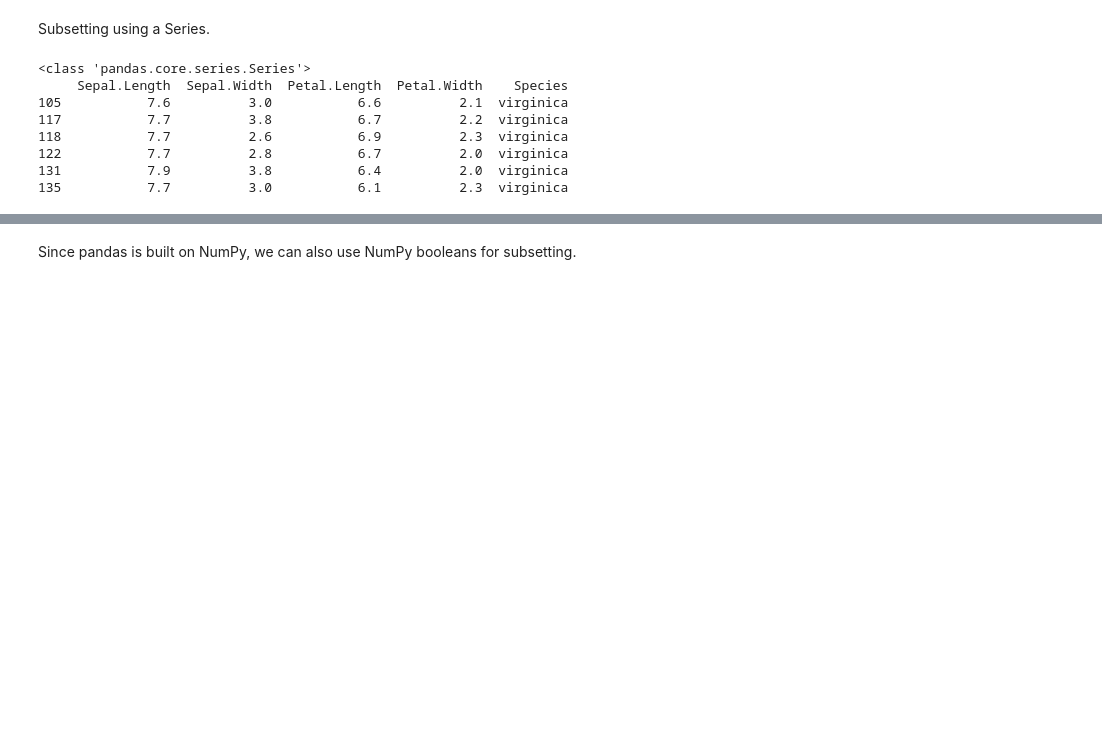
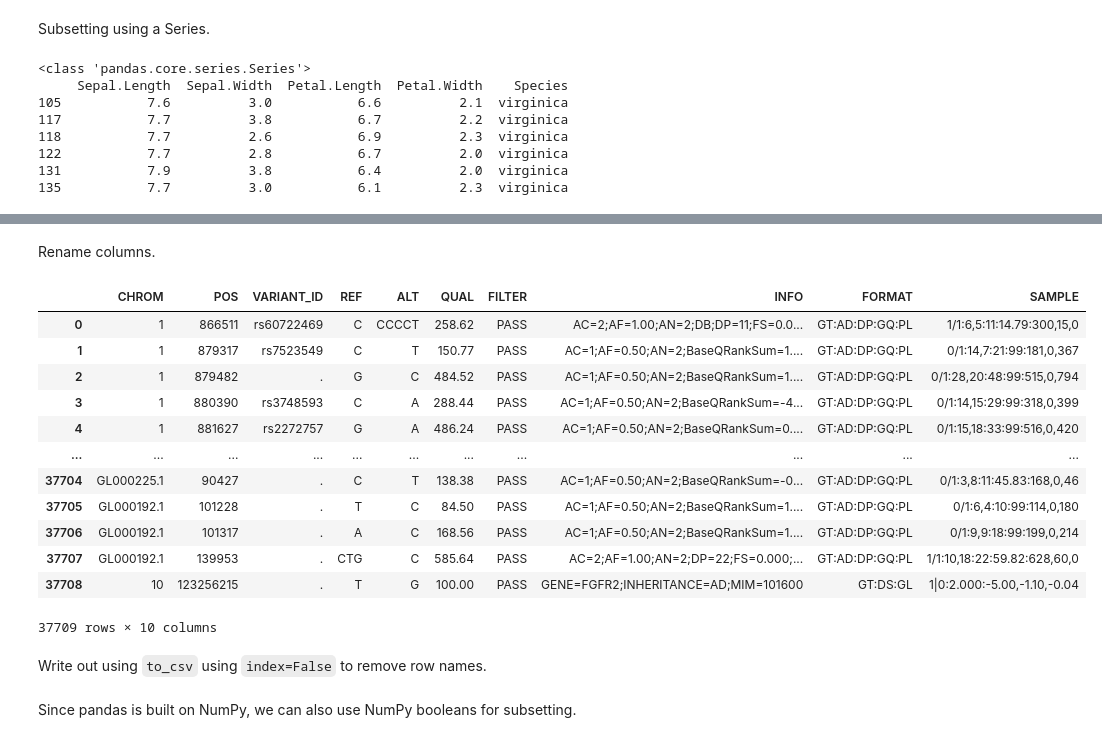
Before and after one commit to davetang/learning_python, a Jupyter notebook: notebook/pandas.ipynb, the cells around one changed output, grey strips where cells are left out. Saved outputs shown, nothing was run; the diff lists cells and outputs as text; code cells hidden in the pictures; blank space fills up the shorter version.

```diff
--- a/notebook/pandas.ipynb
+++ b/notebook/pandas.ipynb
@@ -209,0 +229,21 @@ print(iris[long_sepal])
+# %% [markdown]
+Rename columns.
+# %%
+vcf = vcf.set_axis(['CHROM','POS','VARIANT_ID','REF','ALT','QUAL','FILTER','INFO','FORMAT','SAMPLE'], axis='columns')
+vcf
+# %% [output]
+|  | CHROM | POS | VARIANT_ID | REF | ALT | QUAL | FILTER | INFO | FORMAT | SAMPLE |
+| 0 | 1 | 866511 | rs60722469 | C | CCCCT | 258.62 | PASS | AC=2;AF=1.00;AN=2;DB;DP=11;FS=0.0... | GT:AD:DP:GQ:PL | 1/1:6,5:11:14.79:300,15,0 |
+| 1 | 1 | 879317 | rs7523549 | C | T | 150.77 | PASS | AC=1;AF=0.50;AN=2;BaseQRankSum=1.... | GT:AD:DP:GQ:PL | 0/1:14,7:21:99:181,0,367 |
+| 2 | 1 | 879482 | . | G | C | 484.52 | PASS | AC=1;AF=0.50;AN=2;BaseQRankSum=1.... | GT:AD:DP:GQ:PL | 0/1:28,20:48:99:515,0,794 |
+| 3 | 1 | 880390 | rs3748593 | C | A | 288.44 | PASS | AC=1;AF=0.50;AN=2;BaseQRankSum=-4... | GT:AD:DP:GQ:PL | 0/1:14,15:29:99:318,0,399 |
+| 4 | 1 | 881627 | rs2272757 | G | A | 486.24 | PASS | AC=1;AF=0.50;AN=2;BaseQRankSum=0.... | GT:AD:DP:GQ:PL | 0/1:15,18:33:99:516,0,420 |
+| ... | ... | ... | ... | ... | ... | ... | ... | ... | ... | ... |
+| 37704 | GL000225.1 | 90427 | . | C | T | 138.38 | PASS | AC=1;AF=0.50;AN=2;BaseQRankSum=-0... | GT:AD:DP:GQ:PL | 0/1:3,8:11:45.83:168,0,46 |
+| 37705 | GL000192.1 | 101228 | . | T | C | 84.50 | PASS | AC=1;AF=0.50;AN=2;BaseQRankSum=1.... | GT:AD:DP:GQ:PL | 0/1:6,4:10:99:114,0,180 |
+| 37706 | GL000192.1 | 101317 | . | A | C | 168.56 | PASS | AC=1;AF=0.50;AN=2;BaseQRankSum=1.... | GT:AD:DP:GQ:PL | 0/1:9,9:18:99:199,0,214 |
+| 37707 | GL000192.1 | 139953 | . | CTG | C | 585.64 | PASS | AC=2;AF=1.00;AN=2;DP=22;FS=0.000;... | GT:AD:DP:GQ:PL | 1/1:10,18:22:59.82:628,60,0 |
+| 37708 | 10 | 123256215 | . | T | G | 100.00 | PASS | GENE=FGFR2;INHERITANCE=AD;MIM=101600 | GT:DS:GL | 1|0:2.000:-5.00,-1.10,-0.04 |
+37709 rows × 10 columns
+# %% [markdown]
+Write out using `to_csv` using `index=False` to remove row names.
```
Also changed, not shown: parts of 5 cells of this notebook.
